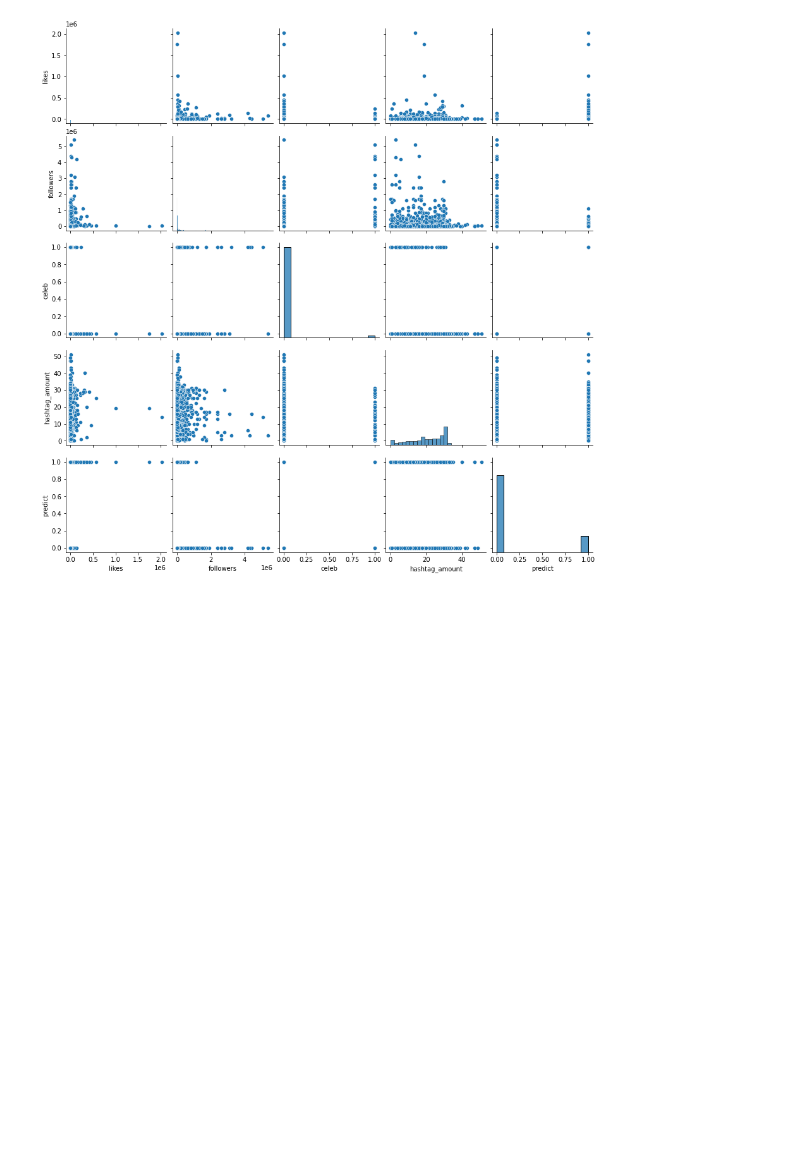
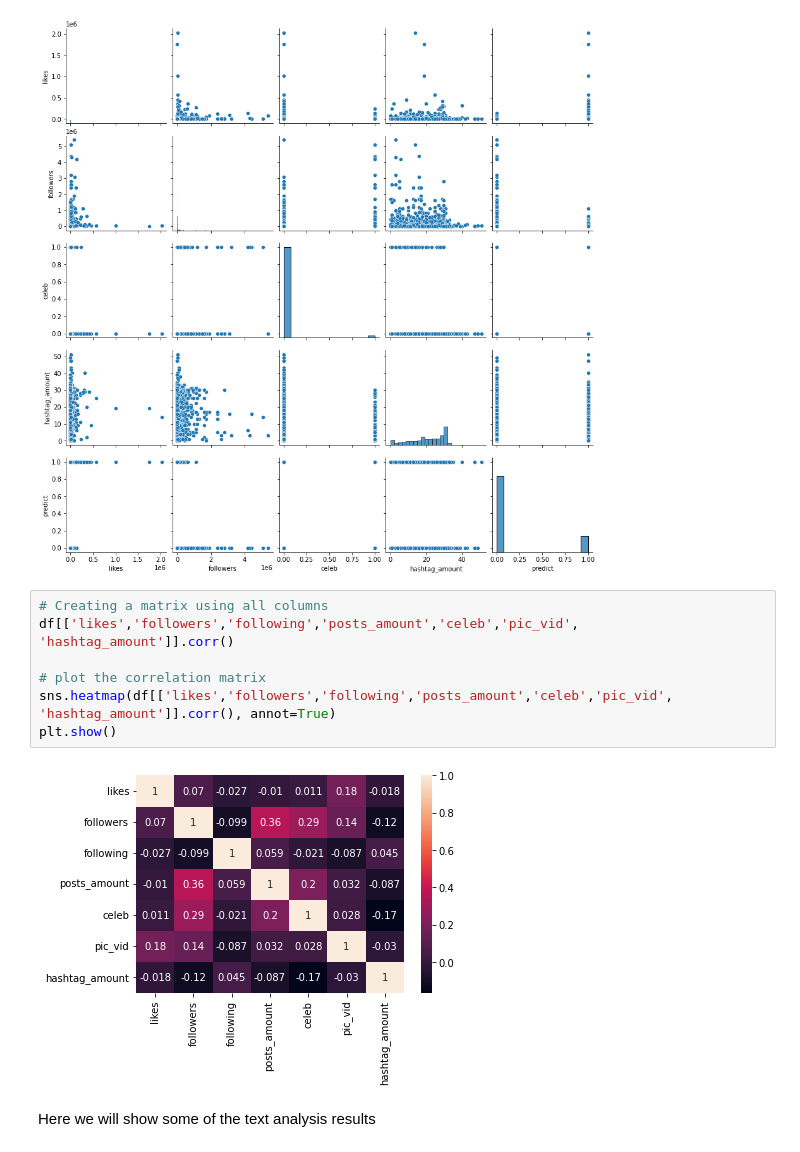
Before and after one commit to OrenPin/Instagram-Prediction---Data-Analysis, a Jupyter notebook: dataAnalysis.ipynb, the cells around one changed output. Drawn from its saved outputs; the diff is of its cells as text; blank space fills up the shorter version.

Commit message:
Added more analysis

```diff
--- a/dataAnalysis.ipynb
+++ b/dataAnalysis.ipynb
@@ -379,3 +574,16 @@ sns.pairplot(df[['likes','followers','celeb','hashtag_amount','predict']])
 # %% [output]
 <seaborn.axisgrid.PairGrid at 0x...>
 [figure]
+# %%
+# Creating a matrix using all columns
+df[['likes','followers','following','posts_amount','celeb','pic_vid',
+'hashtag_amount']].corr()
+
+# plot the correlation matrix
+sns.heatmap(df[['likes','followers','following','posts_amount','celeb','pic_vid',
+'hashtag_amount']].corr(), annot=True)
+plt.show()
+# %% [output]
+[figure, added]
+# %% [markdown]
+Here we will show some of the text analysis results
```
Also changed, not shown: parts of 29 cells of this notebook, 1 other file.
